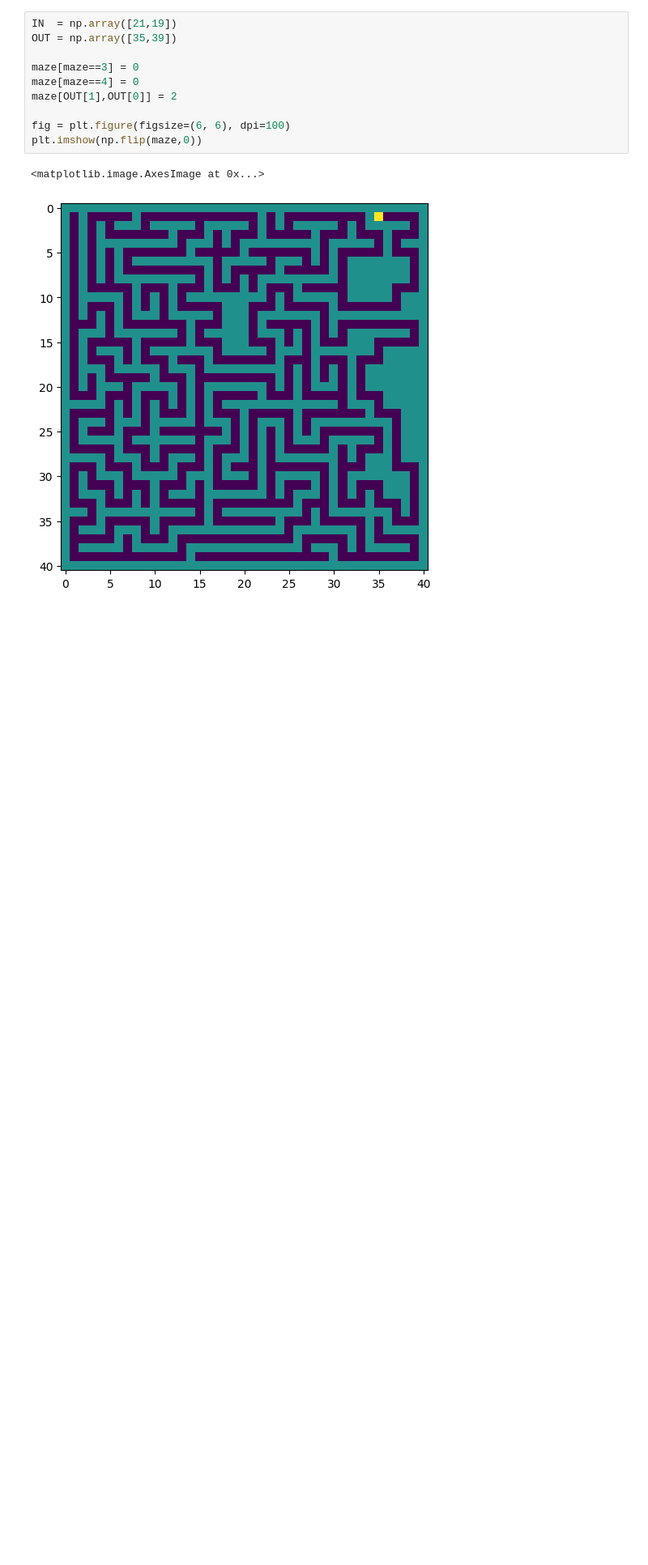
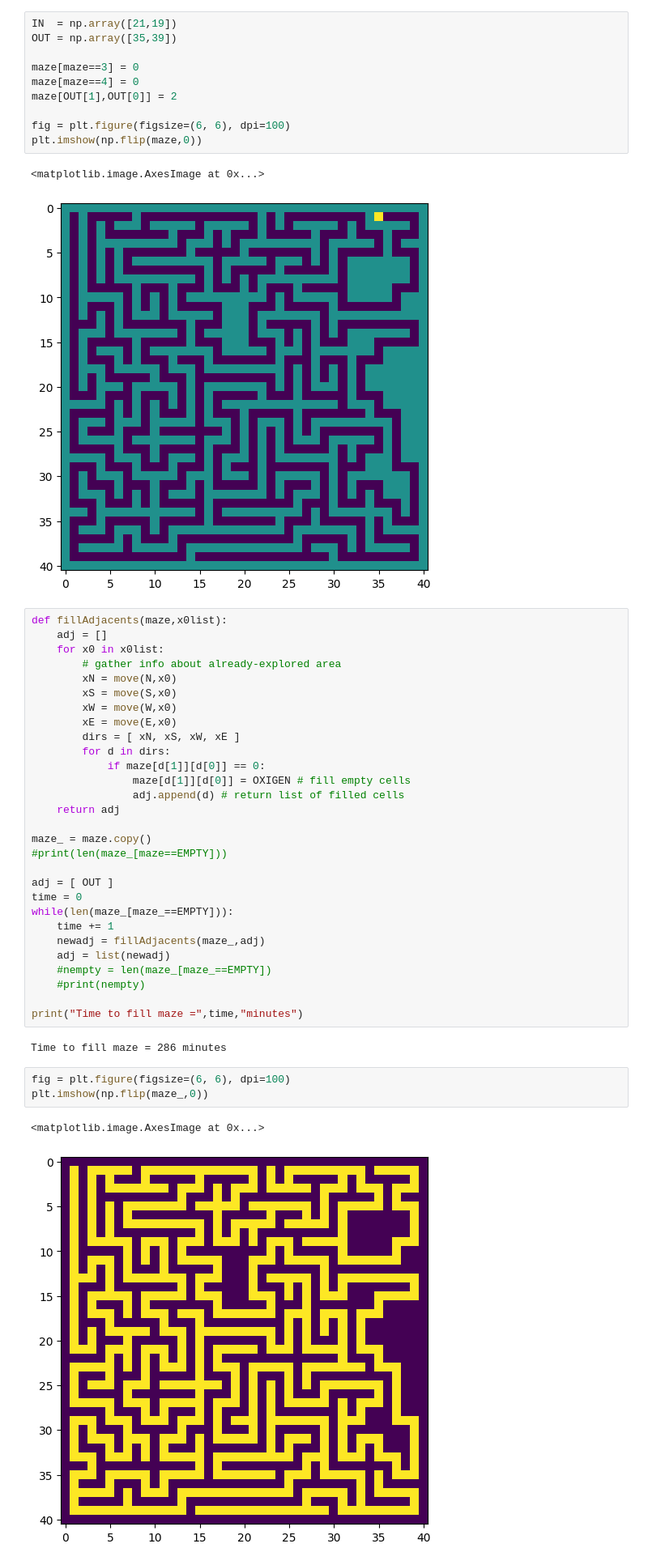
Before and after one commit to marcodelmastro/AdventOfCode2019, a Jupyter notebook: Day 15.ipynb, the cells around one changed output. Shown: that part at 81% size. Cells and saved outputs as stored; diff of their text form; blank space fills up the shorter version.

```diff
--- a/Day 15.ipynb
+++ b/Day 15.ipynb
@@ -224,3 +224,40 @@ plt.imshow(np.flip(maze,0))
 # %% [output]
 <matplotlib.image.AxesImage at 0x...>
 [figure]
+# %%
+def fillAdjacents(maze,x0list):
+    adj = []
+    for x0 in x0list:
+        # gather info about already-explored area
+        xN = move(N,x0)
+        xS = move(S,x0)
+        xW = move(W,x0)
+        xE = move(E,x0)
+        dirs = [ xN, xS, xW, xE ]
+        for d in dirs:
+            if maze[d[1]][d[0]] == 0:
+                maze[d[1]][d[0]] = OXIGEN # fill empty cells
+                adj.append(d) # return list of filled cells
+    return adj
+
+maze_ = maze.copy()
+#print(len(maze_[maze==EMPTY]))
+
+adj = [ OUT ]
+time = 0
+while(len(maze_[maze_==EMPTY])):
+    time += 1
+    newadj = fillAdjacents(maze_,adj)
+    adj = list(newadj)
+    #nempty = len(maze_[maze_==EMPTY])
+    #print(nempty)
+
+print("Time to fill maze =",time,"minutes")
+# %% [output]
+Time to fill maze = 286 minutes
+# %%
+fig = plt.figure(figsize=(6, 6), dpi=100)
+plt.imshow(np.flip(maze_,0))
+# %% [output]
+<matplotlib.image.AxesImage at 0x...>
+[figure, added]
```
